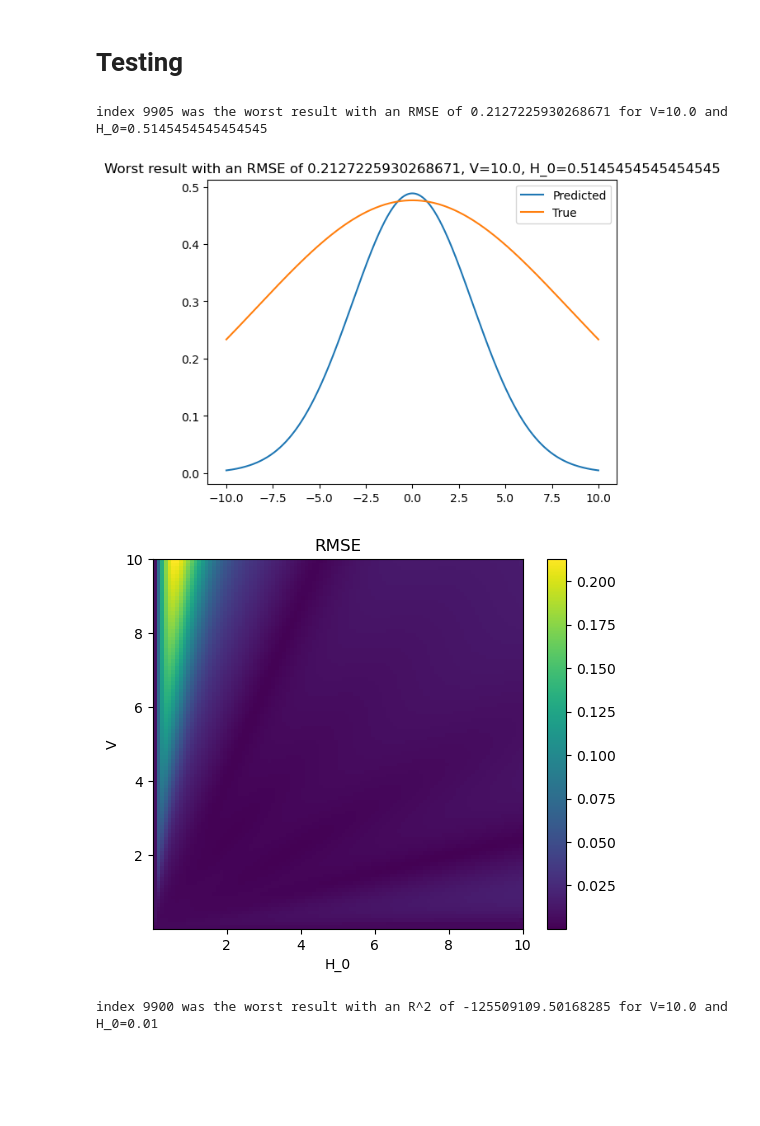
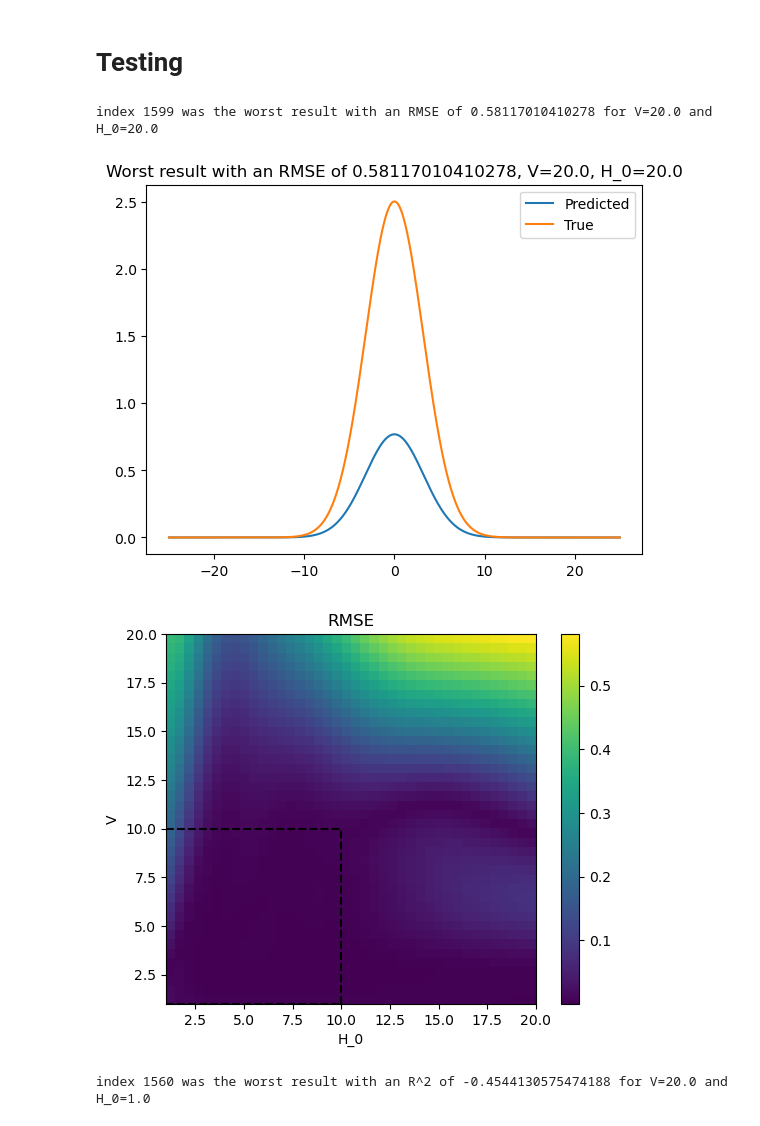
Before and after one commit to tomcjackc/Probabilistic-Operator-Learning-for-Climate-Model-Parameterisation, a Jupyter notebook: notebooks/diffusion_using_module.ipynb, the cells around one changed output. Saved outputs shown, nothing was run; the diff lists cells and outputs as text; code cells hidden in the pictures; blank space fills up the shorter version.

Commit message:
tidy params and improve plotting

```diff
--- a/notebooks/diffusion_using_module.ipynb
+++ b/notebooks/diffusion_using_module.ipynb
@@ -21,20 +21,26 @@ import gpjax as gpx
 # %%
 # Display?
 display_subset = False
-how_many = 1
+how_many = 5
 ####################
 
+# Parameters
 n_features = 1000
 n_targets = n_features
 
-x = np.linspace(-10, 10, n_features)
+n_samples_V_train = 5
+n_samples_H_0_train = 5
+v_range_train = (1, 10)
+H_0_range_train = (1, 10)
 
-n_samples_V = 6
-n_samples_H_0 = 6
+x_range = (-25, 25)
+####################
+
+x = np.linspace(x_range[0], x_range[1], n_features)
 
 rng = np.random.default_rng(seed=99)
-V_arr_train = np.random.uniform(1, 10, n_samples_V)
-H_0_arr_train = np.random.uniform(1, 10, n_samples_H_0)
+V_arr_train = np.random.uniform(v_range_train[0], v_range_train[1], n_samples_V_train)
+H_0_arr_train = np.random.uniform(H_0_range_train[0], H_0_range_train[1], n_samples_H_0_train)
 
 train_params = np.array(list(itertools.product(V_arr_train, H_0_arr_train)))
 n_samples_train = train_params.shape[0]
@@ -54,9 +60,9 @@ for i, params in enumerate(train_params):
         plt.legend()
         plt.show()
 # %%
-low_dim_x = 1
+low_dim_x = 2
 low_dim_y = 1
 
-reg = first_model(low_dim_x=1, low_dim_y=1, low_dim_regressor=GP_regressor())
+reg = first_model(low_dim_x=low_dim_x, low_dim_y=low_dim_y, low_dim_regressor=GP_regressor())
 reg.fit(x_train, y_train, save=True)
 # %% [output]
@@ -97,12 +106,12 @@ Correlation: 0.9997048386675147
 # %% [markdown]
 # Testing
 # %%
-n_samples_V_test = 100
-n_samples_H_0_test = 100
+n_samples_V_test = 40
+n_samples_H_0_test = 40
 
 rng = np.random.default_rng(seed=98)
-V_arr_test = np.linspace(0.01, 10, n_samples_V_test)
-H_0_arr_test = np.linspace(0.01, 10, n_samples_H_0_test)
+V_arr_test = np.linspace(1, 20, n_samples_V_test)
+H_0_arr_test = np.linspace(1, 20, n_samples_H_0_test)
 
 test_params = np.array(list(itertools.product(V_arr_test, H_0_arr_test)))
 n_samples_test = test_params.shape[0]
@@ -115,6 +124,12 @@ for i, params in enumerate(test_params):
     x_test[i, :] = systems_1d.diffusion(x = x, t = 0, D = 1, V = test_params[i, 0], H_0 = test_params[i, 1])
     y_test[i, :] = systems_1d.diffusion(x = x, t = 5, D = 1, V = test_params[i, 0], H_0 = test_params[i, 1])
 # %%
+def plot_box(x_coords, y_coords):
+    plt.vlines(x_coords[0], y_coords[0], y_coords[1], color='black', linestyle='--')
+    plt.vlines(x_coords[1], y_coords[0], y_coords[1], color='black', linestyle='--')
+    plt.hlines(y_coords[0], x_coords[0], x_coords[1], color='black', linestyle='--')
+    plt.hlines(y_coords[1], x_coords[0], x_coords[1], color='black', linestyle='--')
+
 y_test_pred = reg.predict(x_test)
 
 rmse, r2 = reg.test(x_test, y_test)
@@ -135,34 +150,36 @@ rmse_arr = rmse.reshape((n_samples_V_test, n_samples_H_0_test))
 plt.figure()
 plt.imshow(rmse_arr[:, :], origin='lower', extent=[H_0_arr_test[0], H_0_arr_test[-1], V_arr_test[0], V_arr_test[-1]], cmap='viridis')
 plt.colorbar()
+plot_box(H_0_range_train, v_range_train)
 plt.xlabel('H_0')
 plt.ylabel('V')
 plt.title('RMSE')
 plt.show()
 
 # R2
 worst_index_r2 = int(np.where(r2 == np.min(r2))[0])
 print(f'index {worst_index_r2} was the worst result with an R^2 of {r2[worst_index_r2]} for V={test_params[worst_index_r2, 0]} and H_0={test_params[worst_index_r2, 1]}')
 
 plt.figure()
 plt.plot(x, y_test_pred[worst_index_r2, :], label='Predicted')
 plt.plot(x, y_test[worst_index_r2, :], label='True')
 plt.legend()
 plt.title(f'Worst result with an R^2 of {r2[worst_index_r2]}, V={test_params[worst_index_r2, 0]}, H_0={test_params[worst_index_r2, 1]}')
 plt.show()
 
 r2_arr = r2.reshape((n_samples_V_test, n_samples_H_0_test))
 
 plt.figure()
 divnorm = TwoSlopeNorm(vmin=-1, vcenter=0, vmax=1)
 plt.imshow(r2_arr[:, :], origin='lower', extent=[H_0_arr_test[0], H_0_arr_test[-1], V_arr_test[0], V_arr_test[-1]], cmap='bwr', norm=divnorm)
 plt.colorbar(extend='min')
+plot_box(H_0_range_train, v_range_train)
 plt.xlabel('H_0')
 plt.ylabel('V')
 plt.title('R^2')
 plt.show()
 # %% [output]
-index 9905 was the worst result with an RMSE of 0.2127225930268671 for V=10.0 and H_0=0.5145454545454545
+index 1599 was the worst result with an RMSE of 0.58117010410278 for V=20.0 and H_0=20.0
-[figure, old version]
+[figure, new version]
-[figure, old version]
+[figure, new version]
-index 9900 was the worst result with an R^2 of -125509109.50168285 for V=10.0 and H_0=0.01
+index 1560 was the worst result with an R^2 of -0.4544130575474188 for V=20.0 and H_0=1.0
```
Also changed, not shown: parts of 3 cells of this notebook, 1 other file.
